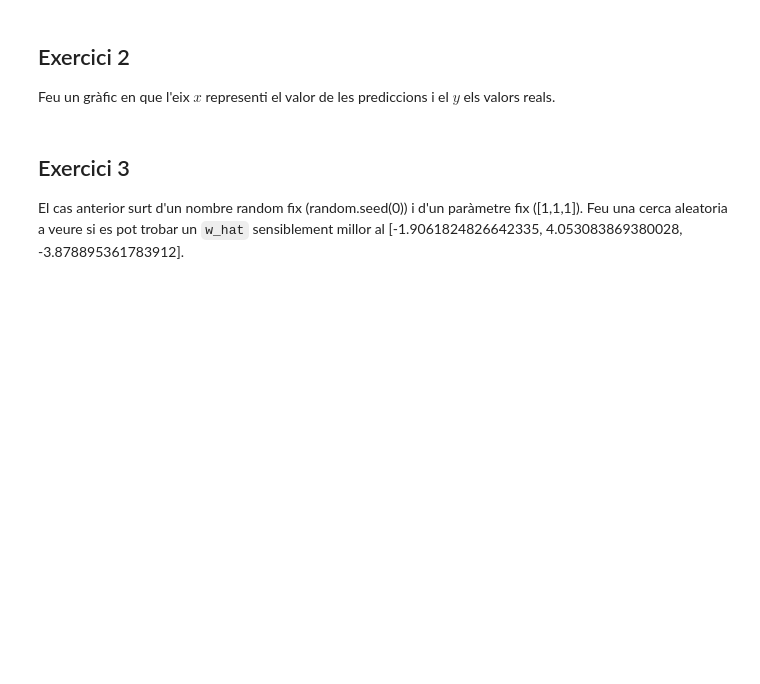
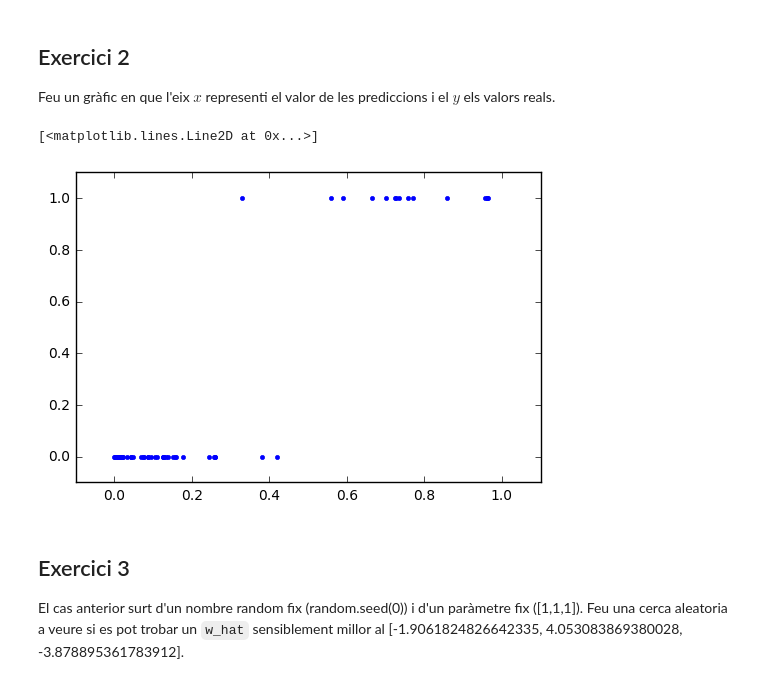
Before and after one commit to Ralleg314/TNUI, a Jupyter notebook: 6.NUI_prac-Optimitzadors.ipynb, the cells around one changed output. Drawn from its saved outputs; the diff is of its cells as text; code cells hidden in the pictures; blank space fills up the shorter version.

```diff
--- a/6.NUI_prac-Optimitzadors.ipynb
+++ b/6.NUI_prac-Optimitzadors.ipynb
@@ -302,3 +300,17 @@ Feu un gràfic en que l'eix $x$ representi el valor de les prediccions i el $y$
+# %%
+total=len(x_test)
+
+x_=[logistic(dot(w_hat,x_test[i])) for i in range(total)]
+y_=[y_test[i] for i in range(total)]
+
+axes=plt.gca()
+axes.set_xlim([-0.1,1.1])
+axes.set_ylim([-0.1,1.1])
+
+plt.plot(x_,y_,'.')
+# %% [output]
+[<matplotlib.lines.Line2D at 0x...>]
+[figure, added]
 # %% [markdown]
 ## Exercici 3
 
```
Also changed, not shown: parts of 7 cells of this notebook.
